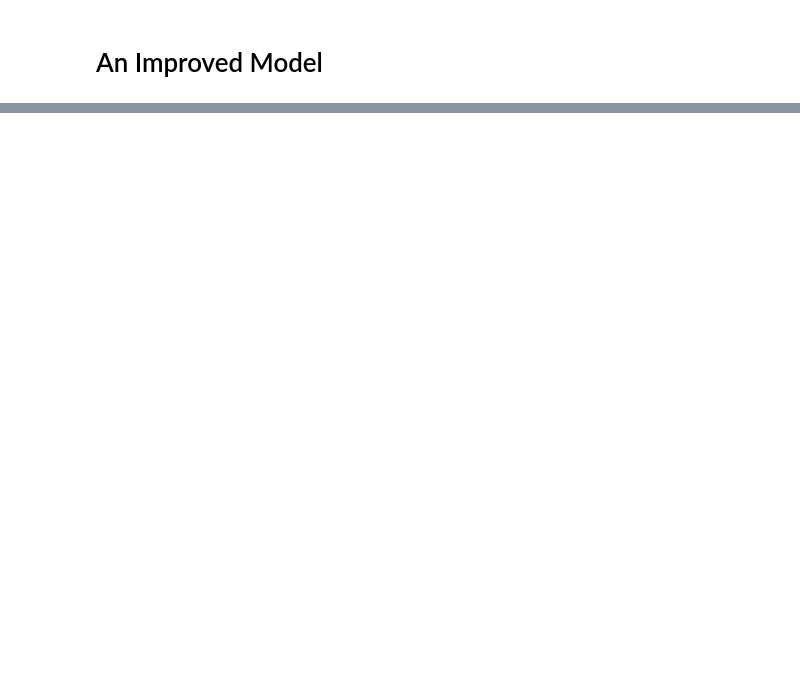
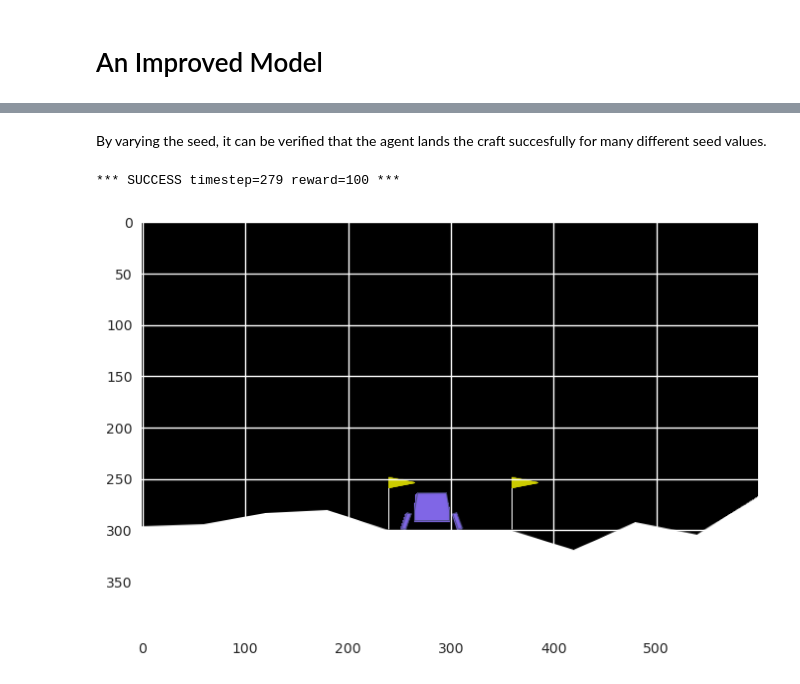
Before and after one commit to tomjwells/QuantConcepts, a Jupyter notebook: 5. Deep Reinforcement Learning/4. Lunar Lander.ipynb, the cells around one changed output, grey strips where cells are left out. Cells and saved outputs as stored; diff of their text form; code cells hidden in the pictures; blank space fills up the shorter version.

```diff
--- a/5. Deep Reinforcement Learning/4. Lunar Lander.ipynb
+++ b/5. Deep Reinforcement Learning/4. Lunar Lander.ipynb
@@ -471,0 +497,22 @@ NameError: name 'plot_learning_curve' is not defined
+# %% [markdown]
+By varying the seed, it can be verified that the agent lands the craft succesfully for many different seed values.
+# %%
+env = gym.make('LunarLander-v2', render_mode='rgb_array')
+state, _ = env.reset(seed=202)
+img = plt.imshow(env.render()) # initialize bitmap embedding
+for timestep in range(5001):
+  img.set_data(env.render())  # updating the data
+  display.display(plt.gcf())
+  display.clear_output(wait=True)
+  state = np.reshape(state, [1, env.observation_space.shape[0]] )
+  a = np.argmax(agent.q_eval.predict(state, verbose=False))  # learned action
+  state, reward, done, truncate, info = env.step(a)
+  if done and not truncate:
+    print(f'*** SUCCESS {timestep=} {reward=} ***')
+    break
+  elif truncate:
+    print('*** FAILED ***')
+    break
+# %% [output]
+*** SUCCESS timestep=279 reward=100 ***
+[figure, added]
```
Also changed, not shown: parts of 6 cells of this notebook.
